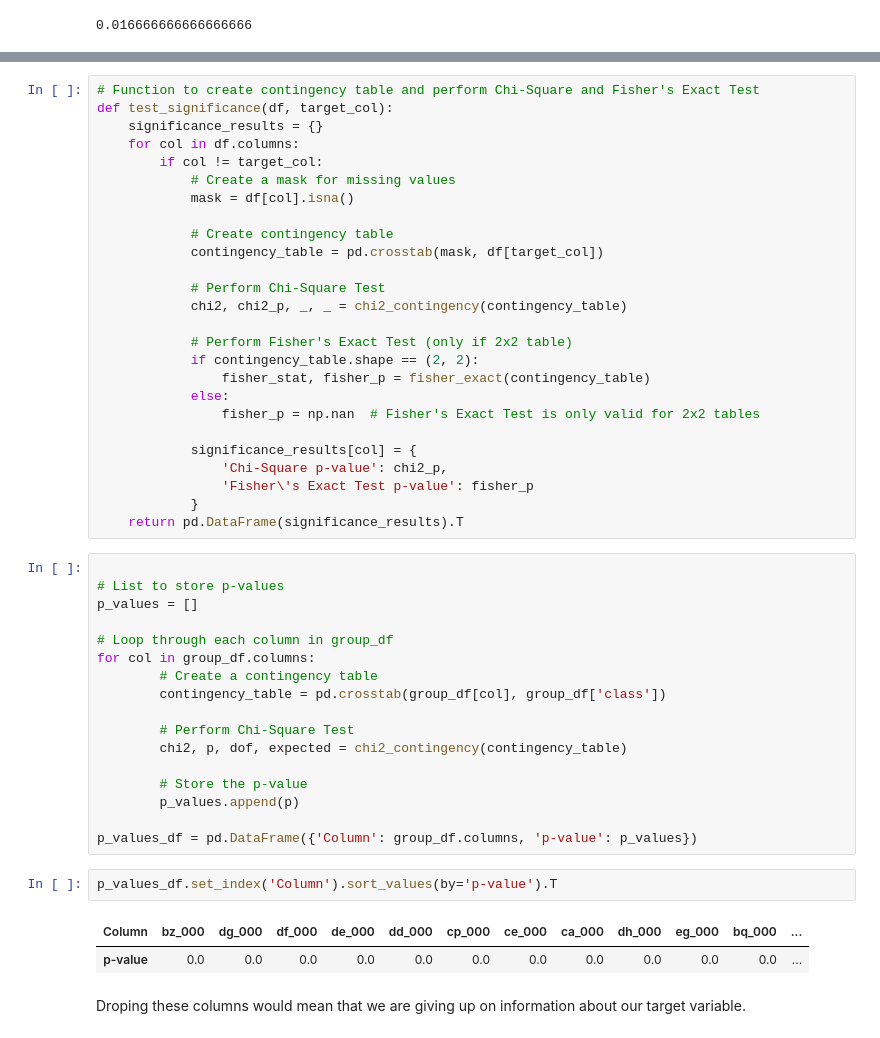
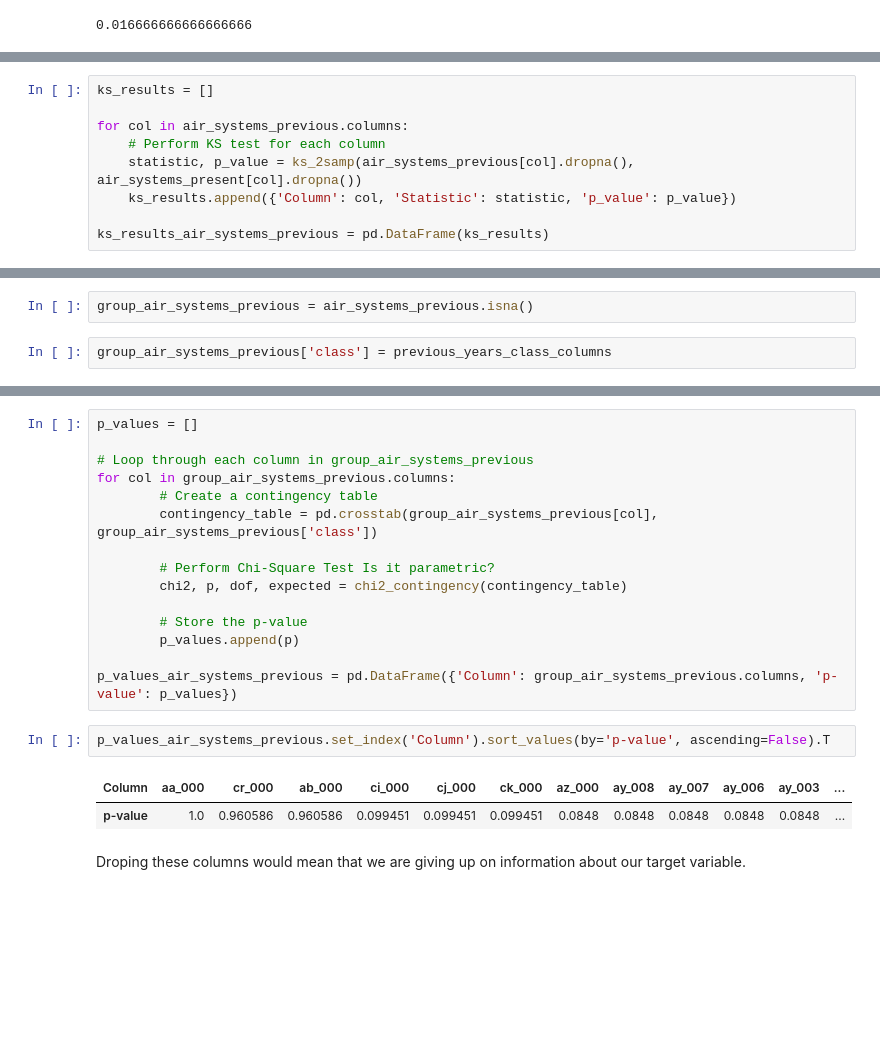
Before and after one commit to MatheusVazManzke/bix-intelligence-challenge, a Jupyter notebook: notebooks/exploration/0.0-mvm-data-exploration.ipynb, the cells around one changed output, grey strips where cells are left out. Saved outputs shown, nothing was run; the diff lists cells and outputs as text; blank space fills up the shorter version.

```diff
--- a/notebooks/exploration/0.0-mvm-data-exploration.ipynb
+++ b/notebooks/exploration/0.0-mvm-data-exploration.ipynb
@@ -98,0 +204,9 @@ dqr
+# %%
+ks_results = []
+
+for col in air_systems_previous.columns:
+    # Perform KS test for each column
+    statistic, p_value = ks_2samp(air_systems_previous[col].dropna(), air_systems_present[col].dropna())
+    ks_results.append({'Column': col, 'Statistic': statistic, 'p_value': p_value})
+
+ks_results_air_systems_previous = pd.DataFrame(ks_results)
@@ -124 +227,5 @@ group_df['class'] = air_systems_df['class']
+# %%
+group_air_systems_previous = air_systems_previous.isna()
+# %%
+group_air_systems_previous['class'] = previous_years_class_columns
 # %%
@@ -133,53 +260,25 @@ pd.DataFrame(group_df.mean(numeric_only=True)).T
 # %% [output]
 |  | aa_000 | ab_000 | ac_000 | ad_000 | ae_000 | af_000 | ag_000 | ag_001 | ag_002 | ag_003 | ag_004 | ... |
 | 0 | 0.0 | 0.77215 | 0.055583 | 0.247683 | 0.041667 | 0.041667 | 0.011183 | 0.011183 | 0.011183 | 0.011183 | 0.011183 | ... |
-# %%
-# Function to create contingency table and perform Chi-Square and Fisher's Exact Test
-def test_significance(df, target_col):
-    significance_results = {}
-    for col in df.columns:
-        if col != target_col:
-            # Create a mask for missing values
-            mask = df[col].isna()
-
-            # Create contingency table
-            contingency_table = pd.crosstab(mask, df[target_col])
-
-            # Perform Chi-Square Test
-            chi2, chi2_p, _, _ = chi2_contingency(contingency_table)
-
-            # Perform Fisher's Exact Test (only if 2x2 table)
-            if contingency_table.shape == (2, 2):
-                fisher_stat, fisher_p = fisher_exact(contingency_table)
-            else:
-                fisher_p = np.nan  # Fisher's Exact Test is only valid for 2x2 tables
-
-            significance_results[col] = {
-                'Chi-Square p-value': chi2_p,
-                'Fisher\'s Exact Test p-value': fisher_p
-            }
-    return pd.DataFrame(significance_results).T
 # %%
-
-# List to store p-values
 p_values = []
 
-# Loop through each column in group_df
-for col in group_df.columns:
+# Loop through each column in group_air_systems_previous
+for col in group_air_systems_previous.columns:
         # Create a contingency table
-        contingency_table = pd.crosstab(group_df[col], group_df['class'])
+        contingency_table = pd.crosstab(group_air_systems_previous[col], group_air_systems_previous['class'])
 
-        # Perform Chi-Square Test
+        # Perform Chi-Square Test Is it parametric?
         chi2, p, dof, expected = chi2_contingency(contingency_table)
 
         # Store the p-value
         p_values.append(p)
 
-p_values_df = pd.DataFrame({'Column': group_df.columns, 'p-value': p_values})
+p_values_air_systems_previous = pd.DataFrame({'Column': group_air_systems_previous.columns, 'p-value': p_values})
 # %%
-p_values_df.set_index('Column').sort_values(by='p-value').T
+p_values_air_systems_previous.set_index('Column').sort_values(by='p-value', ascending=False).T
 # %% [output]
-| Column | bz_000 | dg_000 | df_000 | de_000 | dd_000 | cp_000 | ce_000 | ca_000 | dh_000 | eg_000 | bq_000 | ... |
-| p-value | 0.0 | 0.0 | 0.0 | 0.0 | 0.0 | 0.0 | 0.0 | 0.0 | 0.0 | 0.0 | 0.0 | ... |
+| Column | aa_000 | cr_000 | ab_000 | ci_000 | cj_000 | ck_000 | az_000 | ay_008 | ay_007 | ay_006 | ay_003 | ... |
+| p-value | 1.0 | 0.960586 | 0.960586 | 0.099451 | 0.099451 | 0.099451 | 0.0848 | 0.0848 | 0.0848 | 0.0848 | 0.0848 | ... |
 # %% [markdown]
 Droping these columns would mean that we are giving up on information about our target variable.
```
Also changed, not shown: parts of 93 cells of this notebook, 44 other files.
